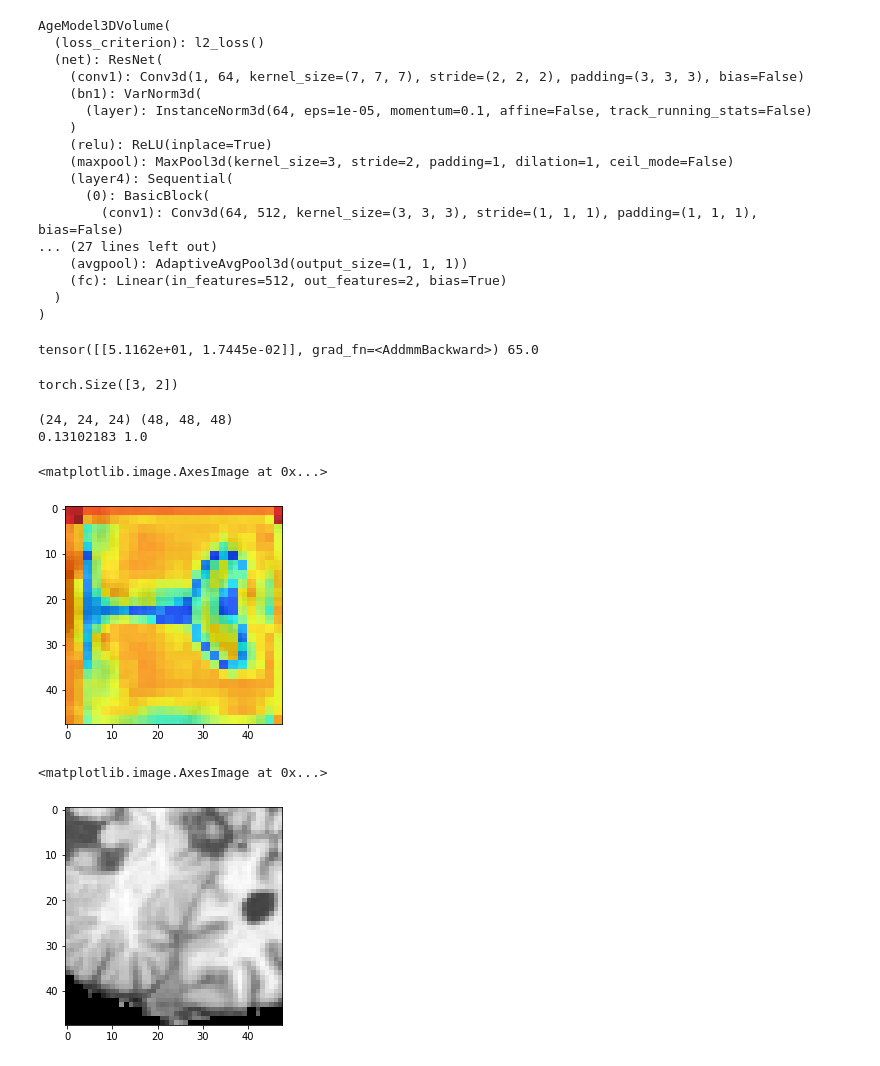
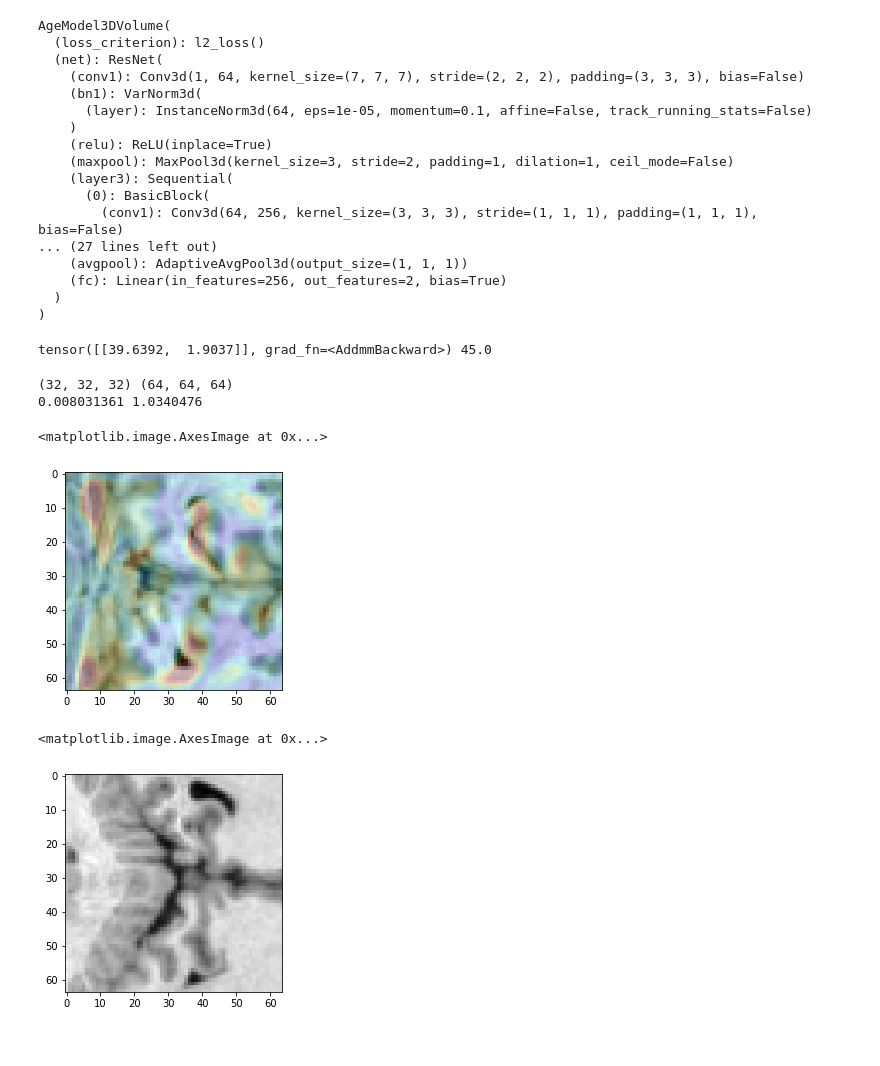
Before and after one commit to lab-midas/brainage, a Jupyter notebook: notebooks/visualization/0.0-th-gradcam3d-patch.ipynb, the cells around one changed output. Cells and saved outputs as stored; diff of their text form; code cells hidden in the pictures.

```diff
--- a/notebooks/visualization/0.0-th-gradcam3d-patch.ipynb
+++ b/notebooks/visualization/0.0-th-gradcam3d-patch.ipynb
@@ -13,7 +13,7 @@ from omegaconf import OmegaConf
 from brainage.model.model3d import AgeModel3DVolume
 from brainage.dataset.dataset3d import BrainPatchDataset
 # %%
-cfg = OmegaConf.load('../../config/config3d_patch.yaml')
+cfg = OmegaConf.load('../../config/patchwise/dataset/hr.yaml')
 cfg.dataset
 data_path = cfg.dataset.data
 data_group = cfg.dataset.group
@@ -33,7 +33,10 @@ ds_test = BrainPatchDataset(data=data_path,
                             preload=True,
                             transform=None)
 # %%
-ckpt = '/home/raheppt1/projects/brainage/outputs/brainage/debug3d/2020-08-17/09-56-09/brainage/2or9pnl8/checkpoints/epoch=2.ckpt'
+# small patches
+#ckpt = '/home/raheppt1/projects/brainage/outputs/brainage/patchwise/2020-09-07/12-18-11/brainage/3shtbtf4/checkpoints/epoch=241.ckpt'
+# large patches
+ckpt = '/home/raheppt1/projects/brainage/outputs/brainage/patchwise/2020-08-30/20-18-46/0/brainage/301f9tu6/checkpoints/epoch=243.ckpt'
 model = AgeModel3DVolume.load_from_checkpoint(ckpt, train_ds=None, val_ds=None)
 model.eval()
 # %% [output]
@@ -46,16 +49,16 @@ AgeModel3DVolume(
     )
     (relu): ReLU(inplace=True)
     (maxpool): MaxPool3d(kernel_size=3, stride=2, padding=1, dilation=1, ceil_mode=False)
-    (layer4): Sequential(
+    (layer3): Sequential(
       (0): BasicBlock(
-        (conv1): Conv3d(64, 512, kernel_size=(3, 3, 3), stride=(1, 1, 1), padding=(1, 1, 1), bias=False)
+        (conv1): Conv3d(64, 256, kernel_size=(3, 3, 3), stride=(1, 1, 1), padding=(1, 1, 1), bias=False)
 ... (27 lines left out)
     (avgpool): AdaptiveAvgPool3d(output_size=(1, 1, 1))
-    (fc): Linear(in_features=512, out_features=2, bias=True)
+    (fc): Linear(in_features=256, out_features=2, bias=True)
   )
 )
 # %%
-idx = 4
+idx = 3
 sample = ds_test[idx]
 
 # prediction
@@ -70,11 +73,7 @@ pooled_gradients = torch.mean(gradients, dim=[0, 2, 3])
 activations = model.net.get_activations(input).detach()
 print(y, label)
 # %% [output]
-tensor([[5.1162e+01, 1.7445e-02]], grad_fn=<AddmmBackward>) 65.0
+tensor([[39.6392,  1.9037]], grad_fn=<AddmmBackward>) 45.0
-# %%
-position.size()
-# %% [output]
-torch.Size([3, 2])
 # %%
 # weight the channels by corresponding gradients
 for i in range(activations.size()[1]):
@@ -87,25 +86,25 @@ heatmap /= torch.max(heatmap)
 hmap = heatmap.squeeze().numpy()
 img = sample['data'][0]
 zoom = np.array(img.shape)/np.array(hmap.shape)
-heatmap_zoomed = scipy.ndimage.zoom(hmap, zoom, order=0)
+heatmap_zoomed = scipy.ndimage.zoom(hmap, zoom, order=3)
 print(heatmap.numpy().shape, heatmap_zoomed.shape)
 heatmap_max = heatmap_zoomed.max()
 heatmap_min = heatmap_zoomed.min()
 print(heatmap_min, heatmap_max)
 # %% [output]
-(24, 24, 24) (48, 48, 48)
-0.13102183 1.0
+(32, 32, 32) (64, 64, 64)
+0.008031361 1.0340476
 # %%
 plt.imshow(sample['data'][0, :,5,:].astype(np.float32), cmap='gray')
-plt.imshow(heatmap_zoomed[ :,5,:], alpha=0.8, cmap='jet', vmin=0.0, vmax=heatmap_max)
+plt.imshow(heatmap_zoomed[ :,5,:], alpha=0.2, cmap='jet', vmin=0.0, vmax=heatmap_max*0.2)
 # %% [output]
 <matplotlib.image.AxesImage at 0x...>
-[figure, old version]
+[figure, new version]
 # %%
 plt.imshow(sample['data'][0, :,24,:].astype(np.float32), cmap='gray')
 # %% [output]
 <matplotlib.image.AxesImage at 0x...>
-[figure, old version]
+[figure, new version]
 # %%
 plt.imshow(heatmap_zoomed[ :,24,:], alpha=0.5, cmap='jet')
 # %% [output]
```
Also changed, not shown: parts of 2 cells of this notebook, 26 other files.
